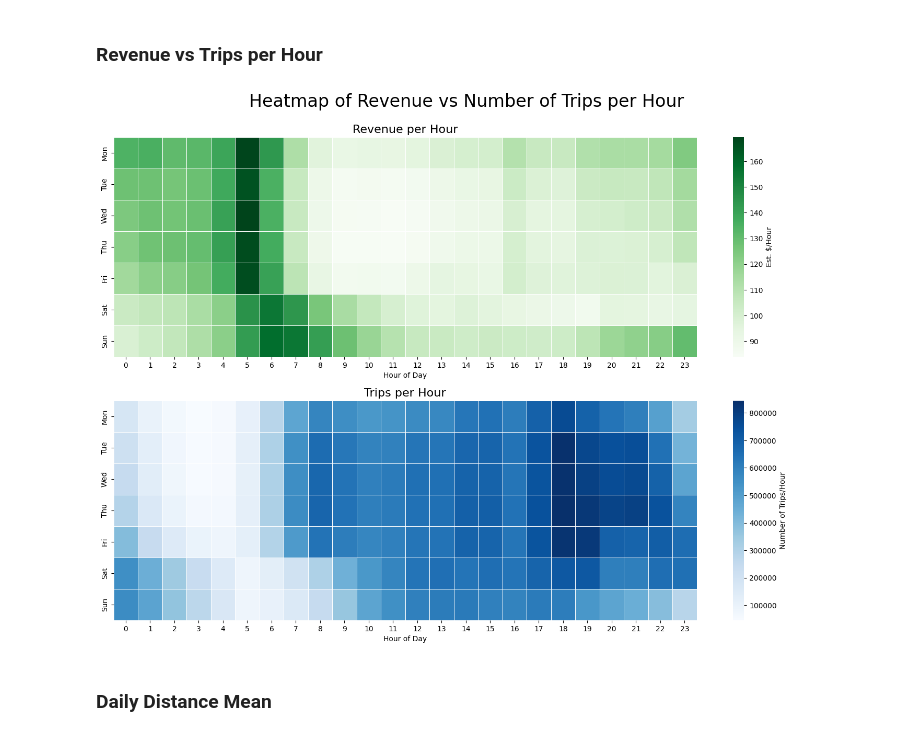
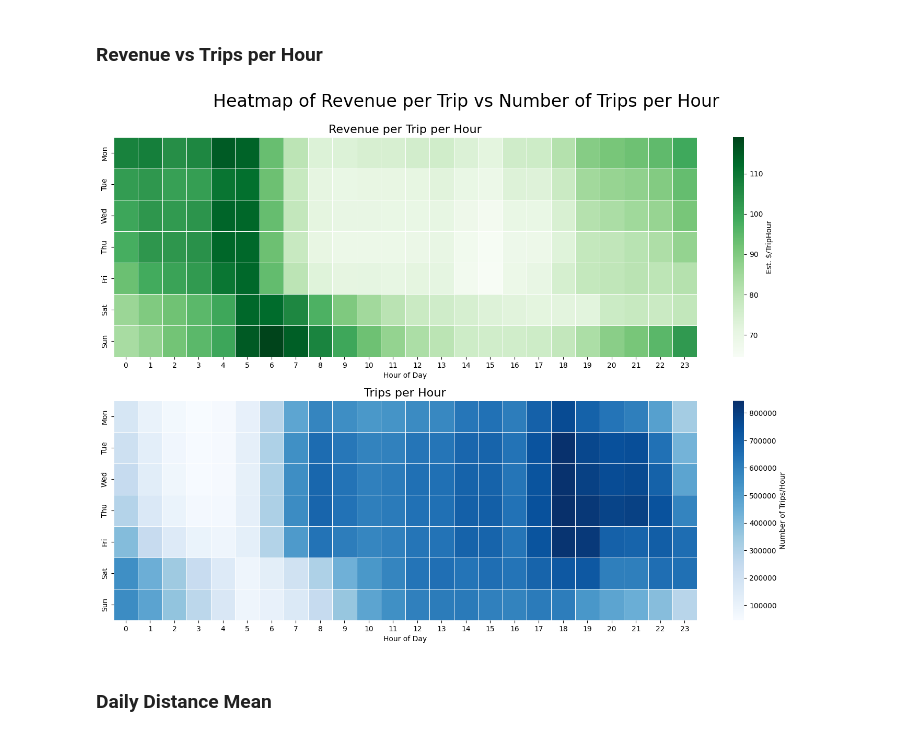
Before and after one commit to 24022356-max/2526-LTXLDL-finalsProject-AIT2006-4-1.1, a Jupyter notebook: src/visualize.ipynb, the cells around one changed output. Drawn from its saved outputs; the diff is of its cells as text; code cells hidden in the pictures.

Commit message:
Change distance p50 to mean

```diff
--- a/src/visualize.ipynb
+++ b/src/visualize.ipynb
@@ -294,33 +294,33 @@ plt.show()
 # %%
 import pandas as pd
 import seaborn as sns
 import matplotlib.pyplot as plt
 
 df = pd.read_csv('../processed/kpi_hourly_2019.csv')
 
-df['hourly_rev'] = df['total_money'] / df['trips'] * 60 / df['duration_p50']
+df['hourly_rev'] = df['total_money'] / df['trips'] * 60 / df['duration_mean']
 df_plot = df.pivot(index='day', columns='hour', values='hourly_rev').reindex(list(df['day'].unique()))
 
 fig, ax = plt.subplots(2, 1, figsize=(18, 12))
 
-sns.heatmap(df_plot, ax=ax[0], cmap='Greens', linewidths=0.5, cbar_kws={'label': 'Est. $/Hour'})
-ax[0].set_title('Revenue per Hour', fontsize=16)
+sns.heatmap(df_plot, ax=ax[0], cmap='Greens', linewidths=0.5, cbar_kws={'label': 'Est. $/TripHour'})
+ax[0].set_title('Revenue per Trip per Hour', fontsize=16)
 ax[0].set_ylabel(None)
 ax[0].set_xlabel('Hour of Day')
 
 df_plot = df.pivot(index='day', columns='hour', values='trips').reindex(list(df['day'].unique()))
 
 sns.heatmap(df_plot, ax=ax[1], cmap='Blues', linewidths=0.5, cbar_kws={'label': 'Number of Trips/Hour'})
 ax[1].set_title('Trips per Hour', fontsize=16)
 ax[1].set_ylabel(None)
 ax[1].set_xlabel('Hour of Day')
 
-fig.suptitle('Heatmap of Revenue vs Number of Trips per Hour', fontsize=24, y=0.95)
+fig.suptitle('Heatmap of Revenue per Trip vs Number of Trips per Hour', fontsize=24, y=0.95)
 
 # plt.savefig('../figures/rev_vs_trip_hour.png')
 plt.show()
 # %% [output]
-[figure, old version]
+[figure, new version]
 # %% [markdown]
 ### Daily Distance Mean
 # %%
```
Also changed, not shown: parts of 1 cell of this notebook, 1 other file.
